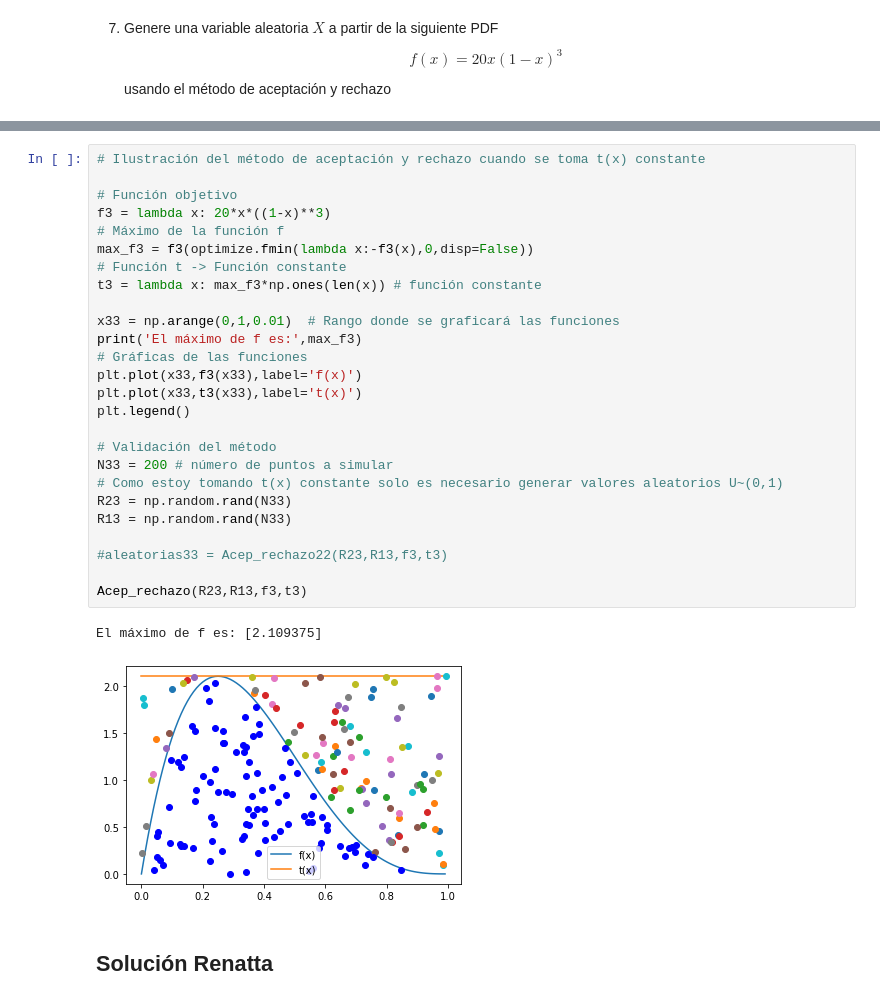
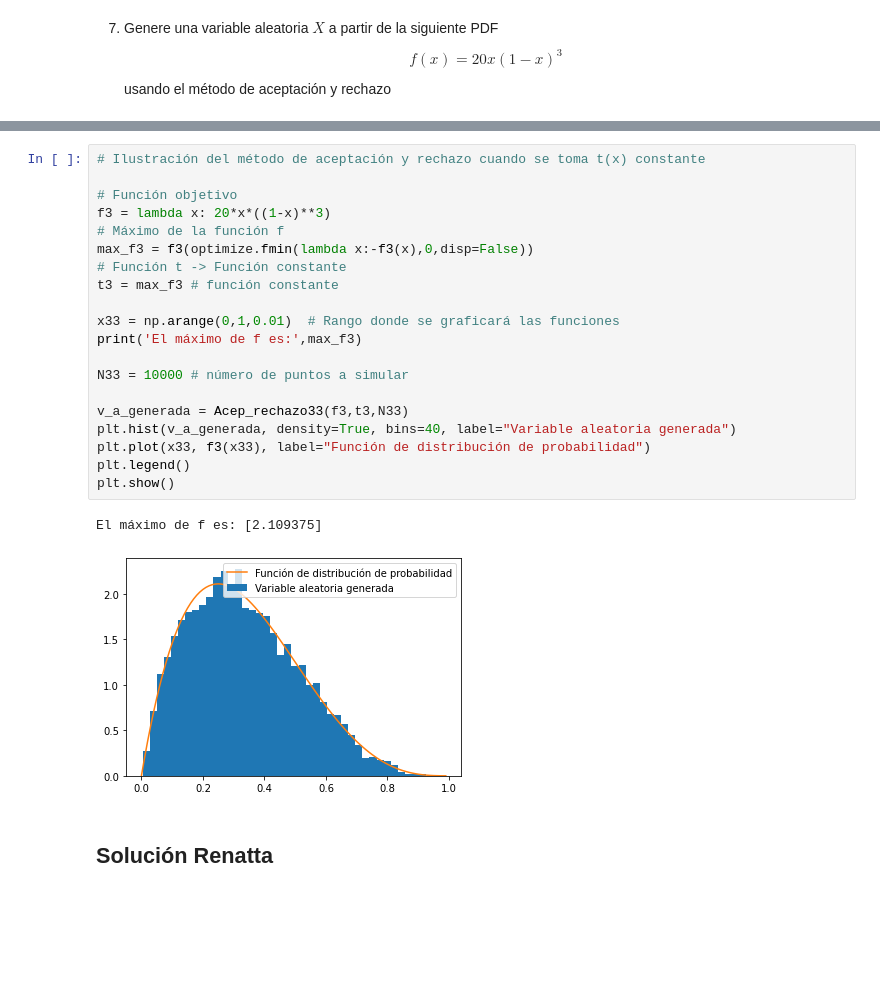
Before and after one commit to renattaGS/Tareas_simproc_aguirre_garcia, a Jupyter notebook: Tarea4_AguirreJ_GarciaR.ipynb, the cells around one changed output, grey strips where cells are left out. Saved outputs shown, nothing was run; the diff lists cells and outputs as text; blank space fills up the shorter version.

```diff
--- a/Tarea4_AguirreJ_GarciaR.ipynb
+++ b/Tarea4_AguirreJ_GarciaR.ipynb
@@ -561,32 +585,26 @@ usando el método de aceptación y rechazo
 # %%
 # Ilustración del método de aceptación y rechazo cuando se toma t(x) constante
 
 # Función objetivo
 f3 = lambda x: 20*x*((1-x)**3)
 # Máximo de la función f
 max_f3 = f3(optimize.fmin(lambda x:-f3(x),0,disp=False))
 # Función t -> Función constante
-t3 = lambda x: max_f3*np.ones(len(x)) # función constante
+t3 = max_f3 # función constante
 
 x33 = np.arange(0,1,0.01)  # Rango donde se graficará las funciones
 print('El máximo de f es:',max_f3)
-# Gráficas de las funciones
-plt.plot(x33,f3(x33),label='f(x)')
-plt.plot(x33,t3(x33),label='t(x)')
+
+N33 = 10000 # número de puntos a simular
+
+v_a_generada = Acep_rechazo33(f3,t3,N33)
+plt.hist(v_a_generada, density=True, bins=40, label="Variable aleatoria generada")
+plt.plot(x33, f3(x33), label="Función de distribución de probabilidad")
 plt.legend()
-
-# Validación del método
-N33 = 200 # número de puntos a simular
-# Como estoy tomando t(x) constante solo es necesario generar valores aleatorios U~(0,1)
-R23 = np.random.rand(N33)
-R13 = np.random.rand(N33)
-
-#aleatorias33 = Acep_rechazo22(R23,R13,f3,t3)
-
-Acep_rechazo(R23,R13,f3,t3)
+plt.show()
 # %% [output]
 El máximo de f es: [2.109375]
-[figure, old version]
+[figure, new version]
 # %% [markdown]
 ## Solución Renatta
 # %% [markdown]
```
Also changed, not shown: parts of 1 cell of this notebook.
